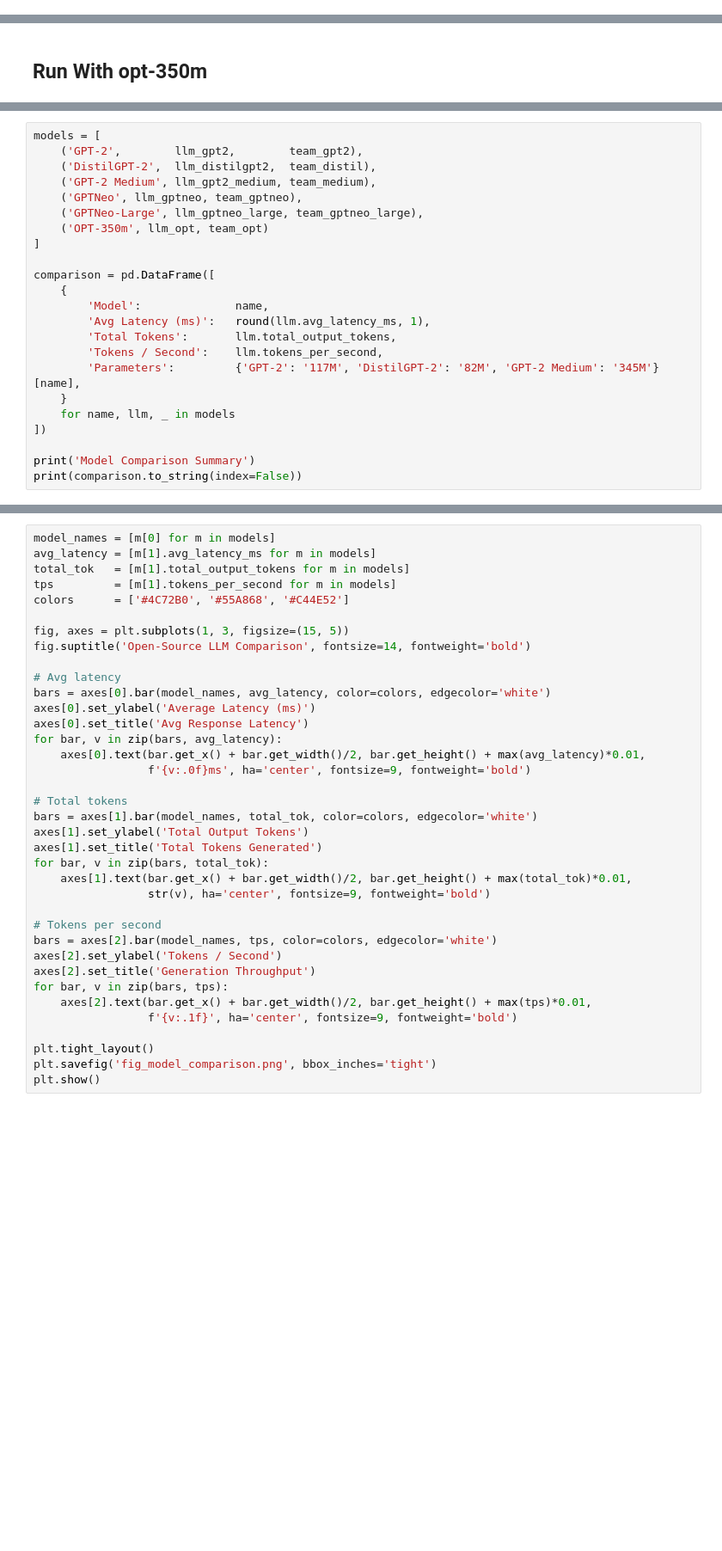
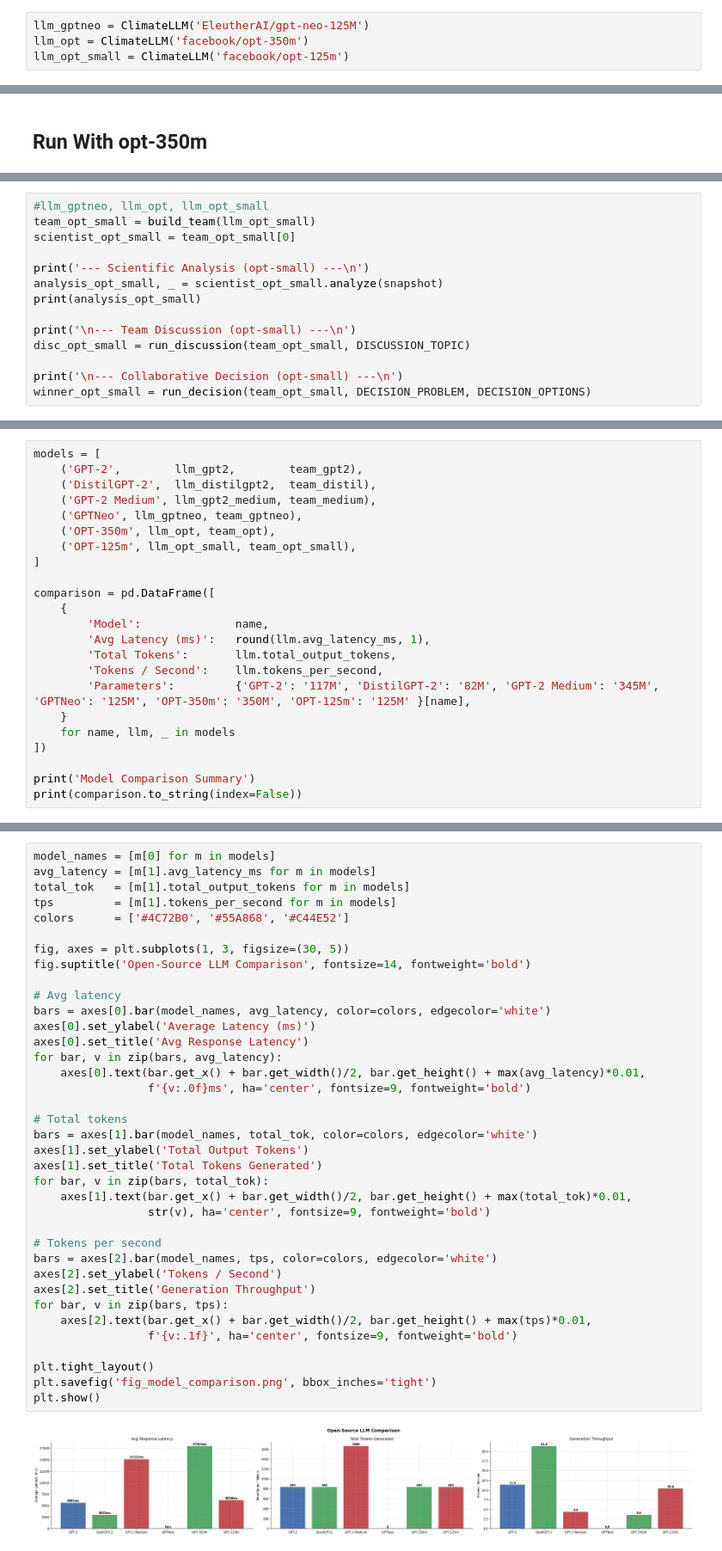
Before and after one commit to tselane2110/Agentic-AI-Assignment, a Jupyter notebook: Pakistan_Climate_MultiAgent.ipynb, the cells around one changed output, grey strips where cells are left out. Shown at 86% size. Saved outputs shown, nothing was run; the diff lists cells and outputs as text; blank space fills up the shorter version.

```diff
--- a/Pakistan_Climate_MultiAgent.ipynb
+++ b/Pakistan_Climate_MultiAgent.ipynb
@@ -672,0 +646,4 @@ Team consensus: Build sea walls and coastal defences
+# %%
+llm_gptneo = ClimateLLM('EleutherAI/gpt-neo-125M')
+llm_opt = ClimateLLM('facebook/opt-350m')
+llm_opt_small = ClimateLLM('facebook/opt-125m')
@@ -741,0 +736,14 @@ winner_opt = run_decision(team_opt, DECISION_PROBLEM, DECISION_OPTIONS)
+# %%
+#llm_gptneo, llm_opt, llm_opt_small
+team_opt_small = build_team(llm_opt_small)
+scientist_opt_small = team_opt_small[0]
+
+print('--- Scientific Analysis (opt-small) ---\n')
+analysis_opt_small, _ = scientist_opt_small.analyze(snapshot)
+print(analysis_opt_small)
+
+print('\n--- Team Discussion (opt-small) ---\n')
+disc_opt_small = run_discussion(team_opt_small, DISCUSSION_TOPIC)
+
+print('\n--- Collaborative Decision (opt-small) ---\n')
+winner_opt_small = run_decision(team_opt_small, DECISION_PROBLEM, DECISION_OPTIONS)
@@ -747,8 +773,8 @@ models = [
     ('DistilGPT-2',  llm_distilgpt2,  team_distil),
     ('GPT-2 Medium', llm_gpt2_medium, team_medium),
     ('GPTNeo', llm_gptneo, team_gptneo),
-    ('GPTNeo-Large', llm_gptneo_large, team_gptneo_large),
-    ('OPT-350m', llm_opt, team_opt)
+    ('OPT-350m', llm_opt, team_opt),
+    ('OPT-125m', llm_opt_small, team_opt_small),
 ]
 
 comparison = pd.DataFrame([
@@ -757,7 +783,7 @@ comparison = pd.DataFrame([
         'Avg Latency (ms)':   round(llm.avg_latency_ms, 1),
         'Total Tokens':       llm.total_output_tokens,
         'Tokens / Second':    llm.tokens_per_second,
-        'Parameters':         {'GPT-2': '117M', 'DistilGPT-2': '82M', 'GPT-2 Medium': '345M'}[name],
+        'Parameters':         {'GPT-2': '117M', 'DistilGPT-2': '82M', 'GPT-2 Medium': '345M', 'GPTNeo': '125M', 'OPT-350m': '350M', 'OPT-125m': '125M' }[name],
     }
     for name, llm, _ in models
 ])
@@ -771,36 +806,38 @@ total_tok   = [m[1].total_output_tokens for m in models]
 tps         = [m[1].tokens_per_second for m in models]
 colors      = ['#4C72B0', '#55A868', '#C44E52']
 
-fig, axes = plt.subplots(1, 3, figsize=(15, 5))
+fig, axes = plt.subplots(1, 3, figsize=(30, 5))
 fig.suptitle('Open-Source LLM Comparison', fontsize=14, fontweight='bold')
 
 # Avg latency
 bars = axes[0].bar(model_names, avg_latency, color=colors, edgecolor='white')
 axes[0].set_ylabel('Average Latency (ms)')
 axes[0].set_title('Avg Response Latency')
 for bar, v in zip(bars, avg_latency):
     axes[0].text(bar.get_x() + bar.get_width()/2, bar.get_height() + max(avg_latency)*0.01,
                  f'{v:.0f}ms', ha='center', fontsize=9, fontweight='bold')
 
 # Total tokens
 bars = axes[1].bar(model_names, total_tok, color=colors, edgecolor='white')
 axes[1].set_ylabel('Total Output Tokens')
 axes[1].set_title('Total Tokens Generated')
 for bar, v in zip(bars, total_tok):
     axes[1].text(bar.get_x() + bar.get_width()/2, bar.get_height() + max(total_tok)*0.01,
                  str(v), ha='center', fontsize=9, fontweight='bold')
 
 # Tokens per second
 bars = axes[2].bar(model_names, tps, color=colors, edgecolor='white')
 axes[2].set_ylabel('Tokens / Second')
 axes[2].set_title('Generation Throughput')
 for bar, v in zip(bars, tps):
     axes[2].text(bar.get_x() + bar.get_width()/2, bar.get_height() + max(tps)*0.01,
                  f'{v:.1f}', ha='center', fontsize=9, fontweight='bold')
 
 plt.tight_layout()
 plt.savefig('fig_model_comparison.png', bbox_inches='tight')
 plt.show()
+# %% [output]
+[figure, added]
 # %%
 # Per-agent latency comparison across models
 agent_names = [a.name for a in team_gpt2]
```
Also changed, not shown: parts of 38 cells of this notebook.
